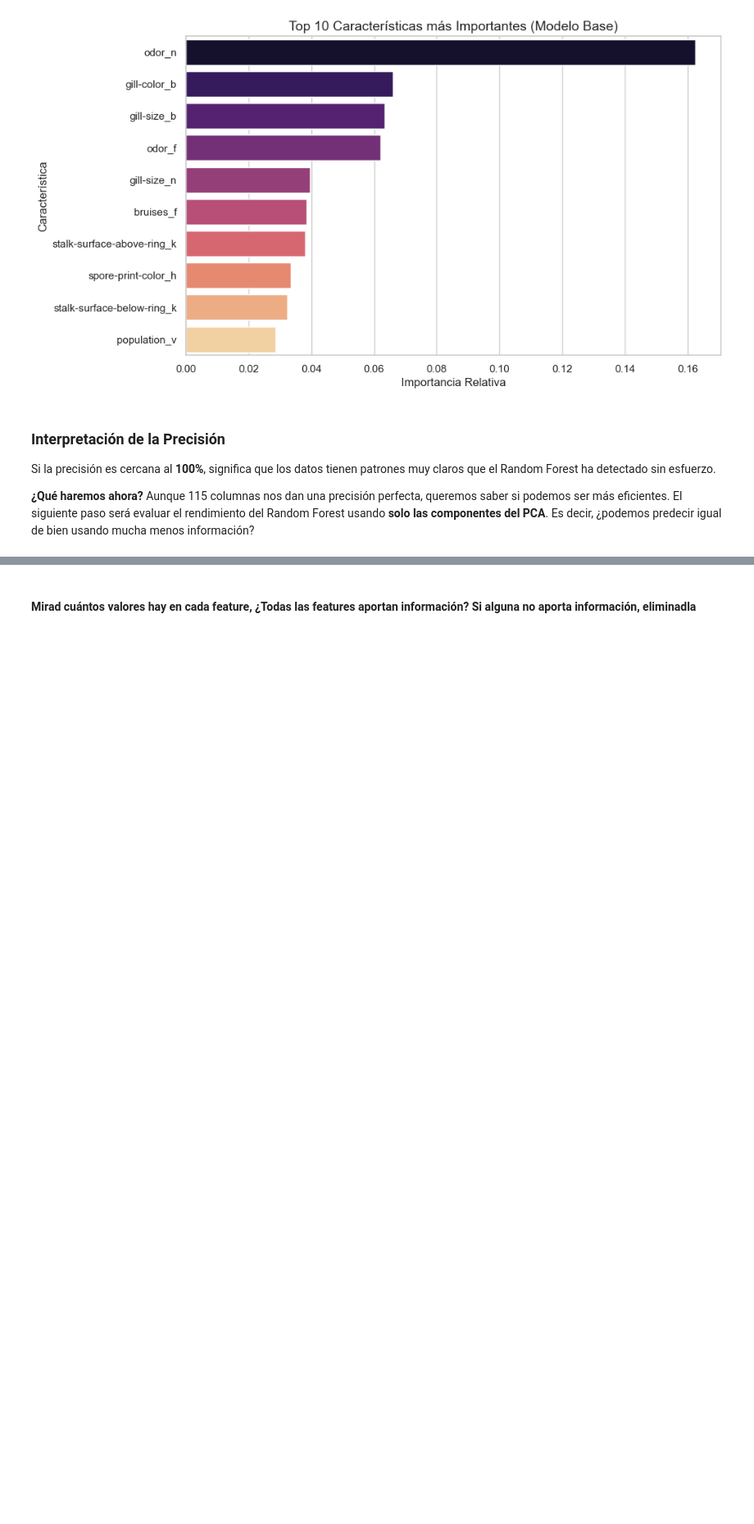
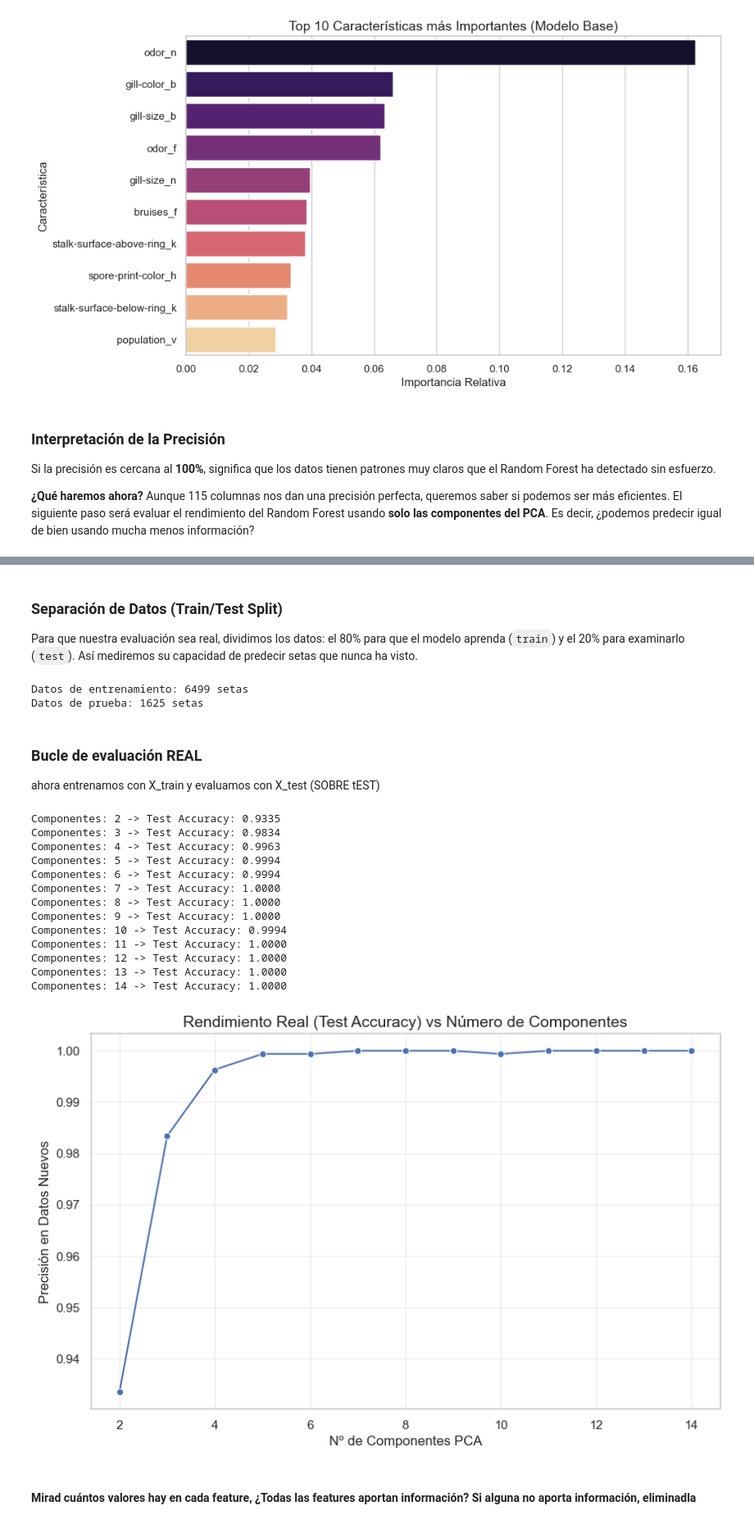
Before and after one commit to ThamirysKearney/DA-Project-Unsupervised-ML-Thami, a Jupyter notebook: notebooks/workshop_clustering_pca.ipynb, the cells around one changed output, grey strips where cells are left out. Shown at 82% size. Drawn from its saved outputs; the diff is of its cells as text; code cells hidden in the pictures; blank space fills up the shorter version.

Commit message:
fix: implementación de train_test_split para evaluación realista de PCA

```diff
--- a/notebooks/workshop_clustering_pca.ipynb
+++ b/notebooks/workshop_clustering_pca.ipynb
@@ -892,3 +898,69 @@ Aunque 115 columnas nos dan una precisión perfecta, queremos saber si podemos s
+# %% [markdown]
+###  Separación de Datos (Train/Test Split)
+Para que nuestra evaluación sea real, dividimos los datos: el 80% para que el modelo aprenda (`train`) y el 20% para examinarlo (`test`). Así mediremos su capacidad de predecir setas que nunca ha visto.
+# %%
+from sklearn.model_selection import train_test_split
+
+# Dividimos X_final e y en entrenamiento y prueba
+X_train, X_test, y_train, y_test = train_test_split(
+    X_final, y, test_size=0.2, random_state=RANDOM_STATE
+)
+
+print(f"Datos de entrenamiento: {X_train.shape[0]} setas")
+print(f"Datos de prueba: {X_test.shape[0]} setas")
+# %% [output]
+Datos de entrenamiento: 6499 setas
+Datos de prueba: 1625 setas
+# %% [markdown]
+### Bucle de evaluación REAL
+ahora entrenamos con X_train y evaluamos con X_test (SOBRE tEST)
+# %%
+scores = []
+n_features = range(2, 15) # Ahora Coincidimos con el rango del profe
+
+for n in n_features:
+    # 1. PCA ajustado SOLO con los datos de entrenamiento
+    pca_temp = PCA(n_components=n, random_state=RANDOM_STATE)
+    pca_temp.fit(X_train)
+
+    # 2. Transformamos ambos conjuntos
+    X_train_pca = pca_temp.transform(X_train)
+    X_test_pca = pca_temp.transform(X_test)
+
+    # 3. Entrenamos con TRAIN
+    clf = RandomForestClassifier(n_estimators=50, random_state=RANDOM_STATE)
+    clf.fit(X_train_pca, y_train)
+
+    # 4. Evaluamos con TEST (La prueba de fuego)
+    score = clf.score(X_test_pca, y_test)
+    scores.append(score)
+    print(f"Componentes: {n} -> Test Accuracy: {score:.4f}")
+
+# --- Visualización idéntica a la del profesor ---
+plt.figure(figsize=(10, 6))
+sns.lineplot(x=list(n_features), y=scores, marker='o') # Usamos sns.lineplot como él
+
+plt.title('Rendimiento Real (Test Accuracy) vs Número de Componentes', fontsize=14)
+plt.xlabel('Nº de Componentes PCA', fontsize=12)
+plt.ylabel('Precisión en Datos Nuevos', fontsize=12)
+plt.grid(True, alpha=0.3)
+
+plt.show()
+# %% [output]
+Componentes: 2 -> Test Accuracy: 0.9335
+Componentes: 3 -> Test Accuracy: 0.9834
+Componentes: 4 -> Test Accuracy: 0.9963
+Componentes: 5 -> Test Accuracy: 0.9994
+Componentes: 6 -> Test Accuracy: 0.9994
+Componentes: 7 -> Test Accuracy: 1.0000
+Componentes: 8 -> Test Accuracy: 1.0000
+Componentes: 9 -> Test Accuracy: 1.0000
+Componentes: 10 -> Test Accuracy: 0.9994
+Componentes: 11 -> Test Accuracy: 1.0000
+Componentes: 12 -> Test Accuracy: 1.0000
+Componentes: 13 -> Test Accuracy: 1.0000
+Componentes: 14 -> Test Accuracy: 1.0000
+[figure, added]
 # %% [markdown]
 #### Mirad cuántos valores hay en cada feature, ¿Todas las features aportan información? Si alguna no aporta información, eliminadla
 # %% [markdown]
```
Also changed, not shown: parts of 2 cells of this notebook.
